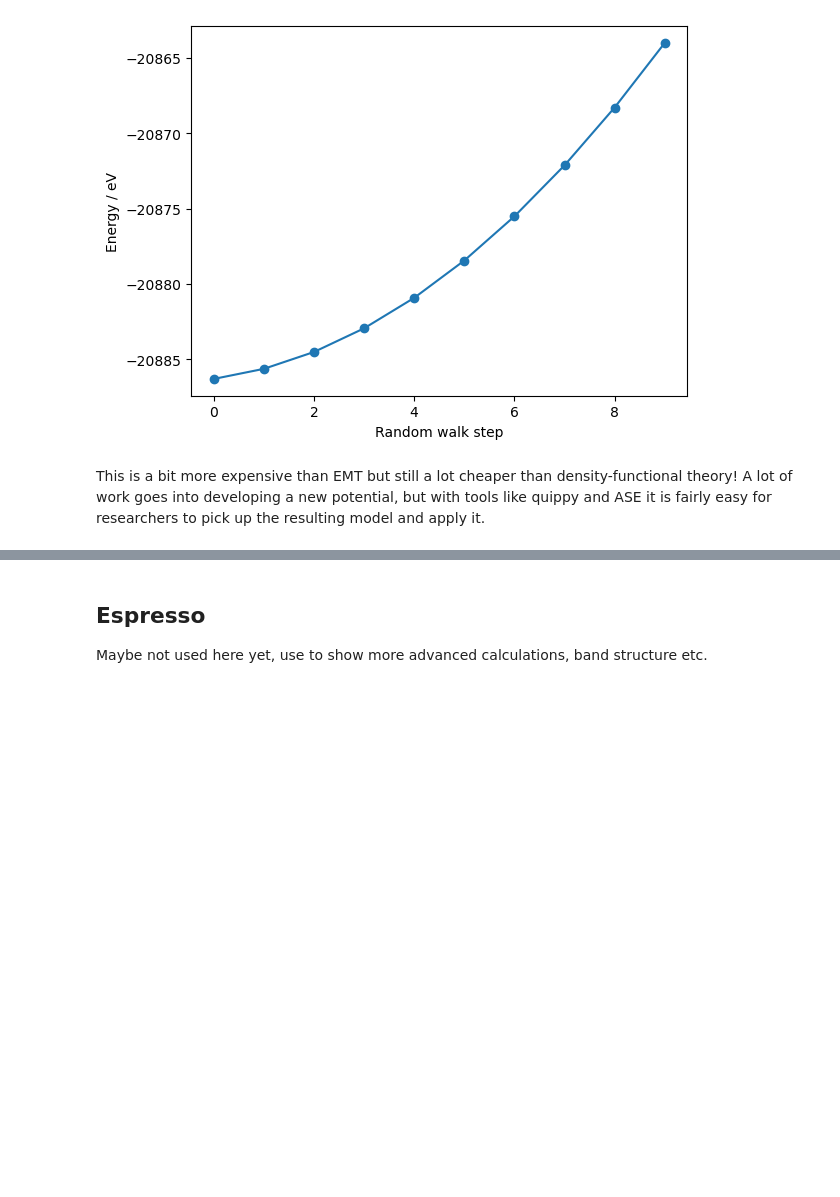
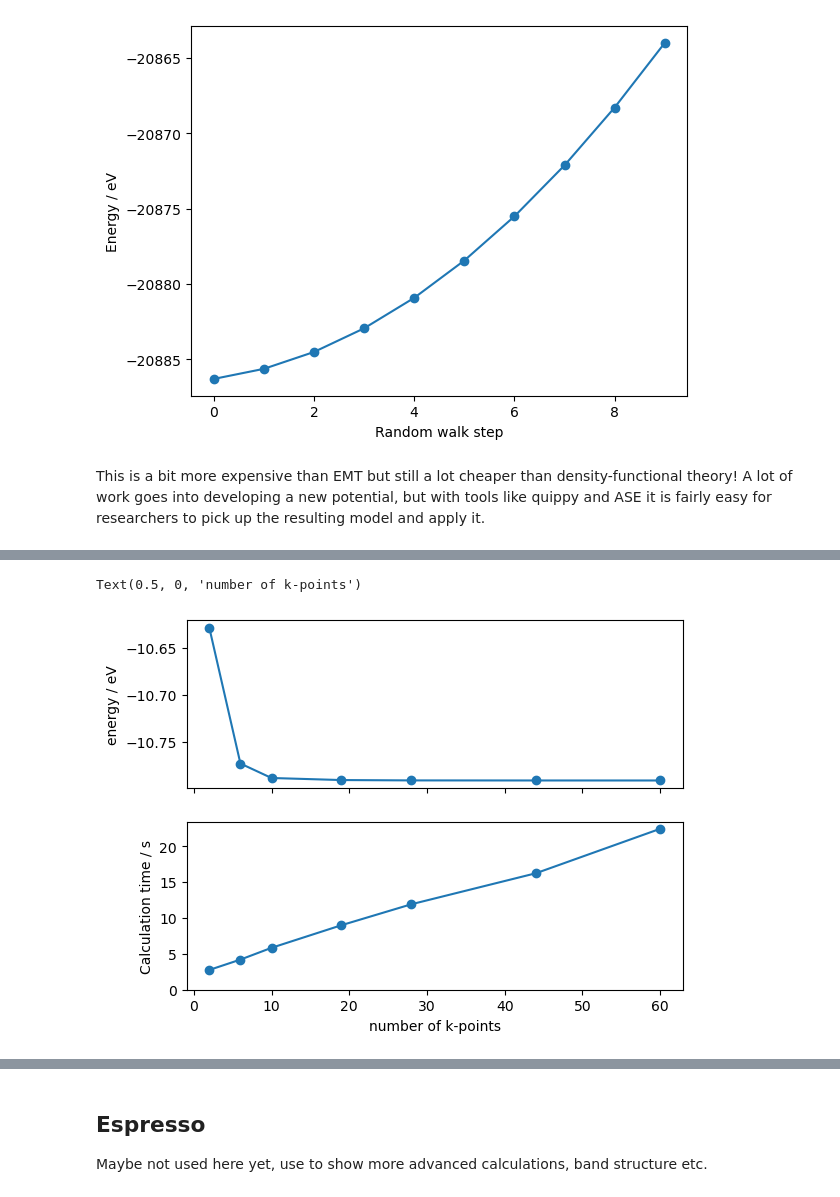
Before and after one commit to ASE-Workshop-2023/tutorial, a Jupyter notebook: development/Calculators.ipynb, the cells around one changed output, grey strips where cells are left out. Saved outputs shown, nothing was run; the diff lists cells and outputs as text; code cells hidden in the pictures; blank space fills up the shorter version.

Commit message:
Calculators notebook: GPAW parallelism, kpts convergence

```diff
--- a/development/Calculators.ipynb
+++ b/development/Calculators.ipynb
@@ -276,0 +308,7 @@ TODO:
+# %%
+from gpaw import GPAW, PW
+
+atoms = ase.build.bulk('Cu')
+atoms.calc = GPAW(xc='PBE', kpts=(3, 3, 3), mode=PW(400))
+energy = atoms.get_potential_energy()
+print(energy)
@@ -276,0 +339,16 @@ TODO:
+# %%
+from ase.utils.timing import Timer
+timer = Timer()
+energies, times, nkpts = [], [], []
+
+
+for k in range(3,9):
+    atoms.calc = GPAW(mode=PW(400), xc='PBE',
+                      kpts={'size': [k, k, k],
+                            'gamma': False},
+                      txt='kpts_serial.txt')
+    timer.start(str(k))
+    energies.append(atoms.get_potential_energy())
+    timer.stop(str(k))
+    times.append(timer.get_time(str(k)))
+    nkpts.append(len(atoms.calc.get_ibz_k_points()))
@@ -276,0 +373,11 @@ TODO:
+# %%
+fig, axes = plt.subplots(nrows=2, sharex=True)
+axes[0].plot(nkpts, energies, 'o-')
+axes[0].set_ylabel('energy / eV')
+axes[1].plot(nkpts, times, 'o-')
+axes[1].set_ylabel('Calculation time / s')
+axes[1].set_ylim([0, None])
+axes[1].set_xlabel('number of k-points')
+# %% [output]
+Text(0.5, 0, 'number of k-points')
+[figure, added]
```
Also changed, not shown: parts of 11 cells of this notebook.
